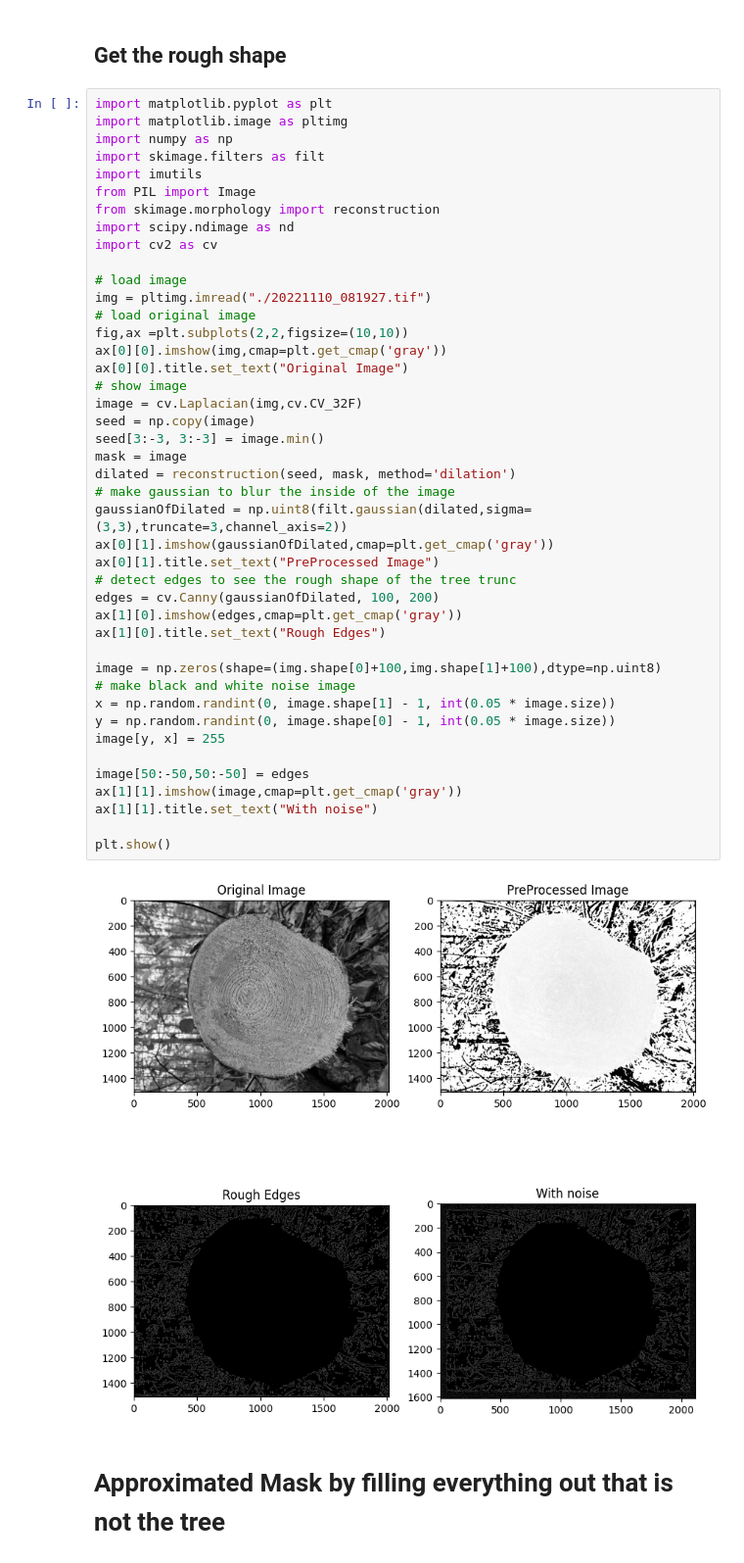
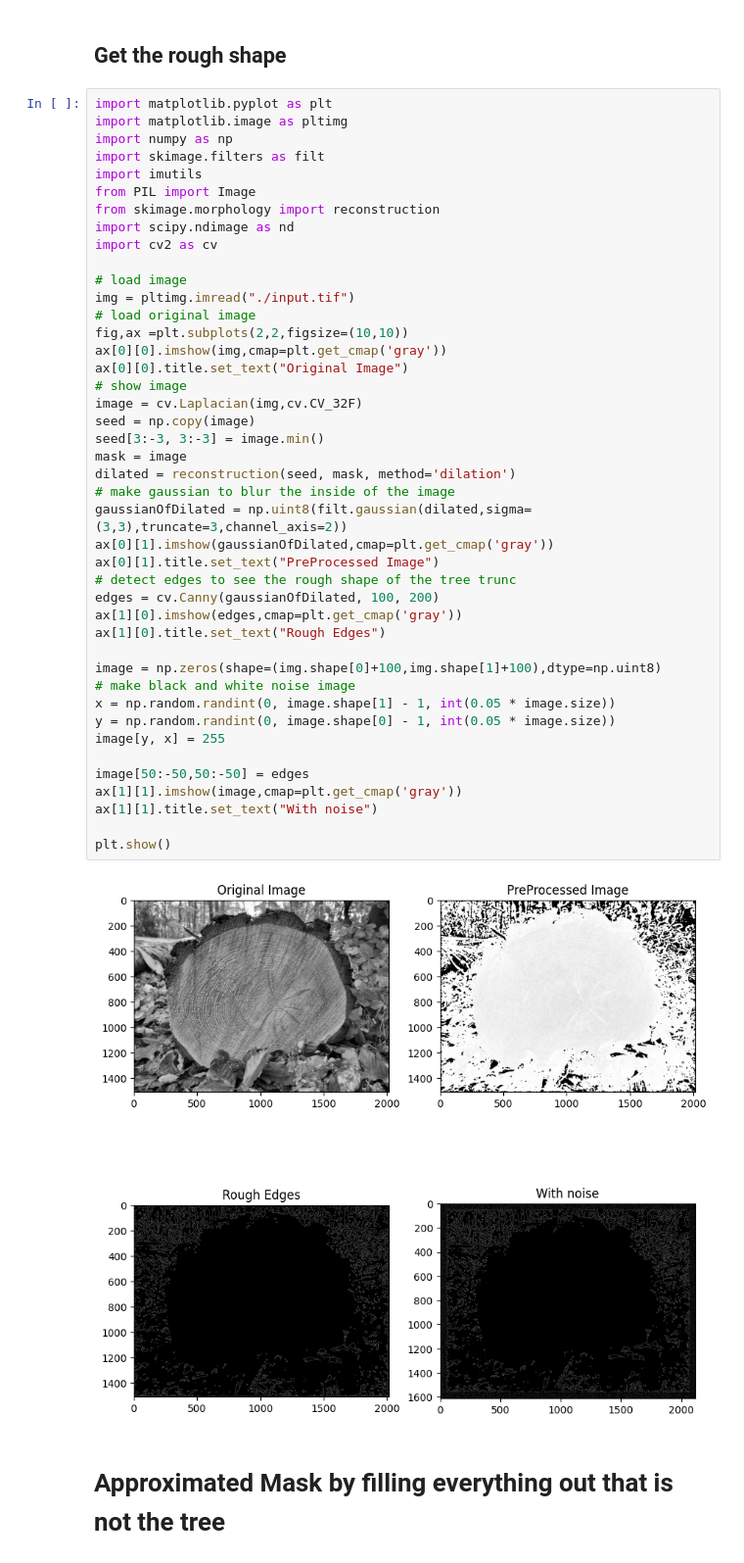
Before and after one commit to TheLoraxxz/DHBW-Mosbach-Digit-Bildverarbeitung-WS2023, a Jupyter notebook: CountRings.ipynb, the cells around one changed output. Shown at 98% size. Saved outputs shown, nothing was run; the diff lists cells and outputs as text.

```diff
--- a/CountRings.ipynb
+++ b/CountRings.ipynb
@@ -15,39 +15,39 @@ import scipy.ndimage as nd
 import cv2 as cv
 
 # load image
-img = pltimg.imread("./20221110_081927.tif")
+img = pltimg.imread("./input.tif")
 # load original image
 fig,ax =plt.subplots(2,2,figsize=(10,10))
 ax[0][0].imshow(img,cmap=plt.get_cmap('gray'))
 ax[0][0].title.set_text("Original Image")
 # show image
 image = cv.Laplacian(img,cv.CV_32F)
 seed = np.copy(image)
 seed[3:-3, 3:-3] = image.min()
 mask = image
 dilated = reconstruction(seed, mask, method='dilation')
 # make gaussian to blur the inside of the image
 gaussianOfDilated = np.uint8(filt.gaussian(dilated,sigma=(3,3),truncate=3,channel_axis=2))
 ax[0][1].imshow(gaussianOfDilated,cmap=plt.get_cmap('gray'))
 ax[0][1].title.set_text("PreProcessed Image")
 # detect edges to see the rough shape of the tree trunc
 edges = cv.Canny(gaussianOfDilated, 100, 200)
 ax[1][0].imshow(edges,cmap=plt.get_cmap('gray'))
 ax[1][0].title.set_text("Rough Edges")
 
 image = np.zeros(shape=(img.shape[0]+100,img.shape[1]+100),dtype=np.uint8)
 # make black and white noise image
 x = np.random.randint(0, image.shape[1] - 1, int(0.05 * image.size))
 y = np.random.randint(0, image.shape[0] - 1, int(0.05 * image.size))
 image[y, x] = 255
 
 image[50:-50,50:-50] = edges
 ax[1][1].imshow(image,cmap=plt.get_cmap('gray'))
 ax[1][1].title.set_text("With noise")
 
 plt.show()
 # %% [output]
-[figure, old version]
+[figure, new version]
 # %% [markdown]
 # Approximated Mask by filling everything out that is not the tree
 # %%
```
Also changed, not shown: parts of 4 cells of this notebook, 4 other files.
